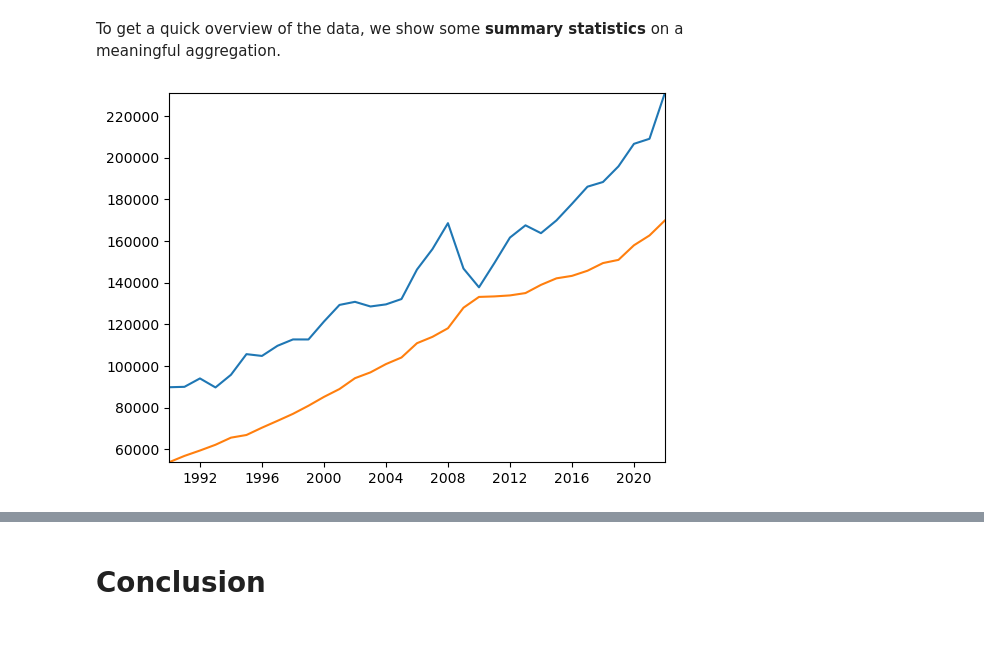
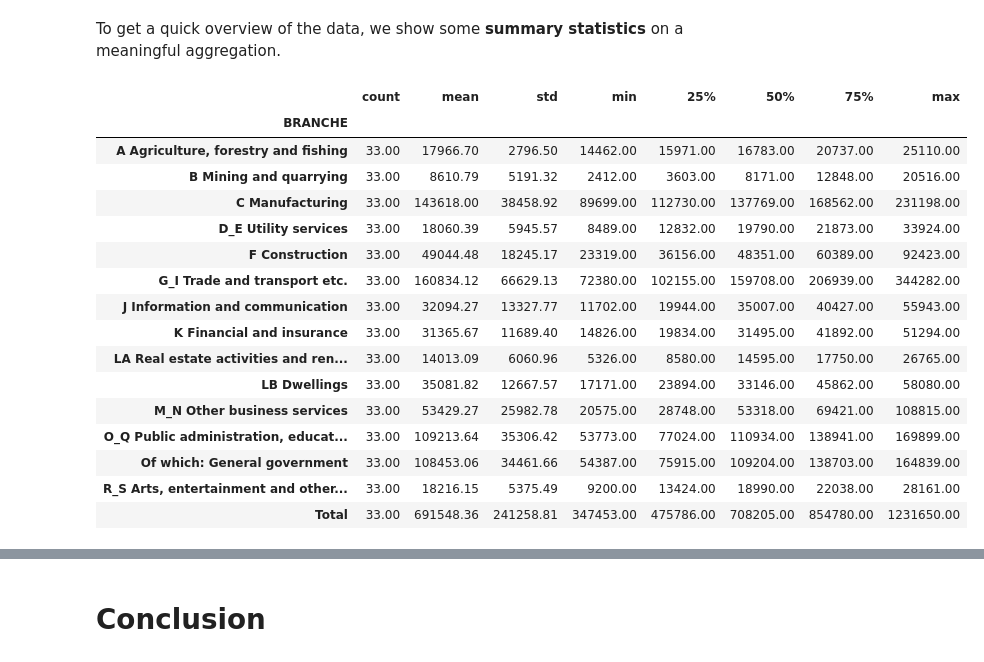
Before and after one commit to NumEconCopenhagen/projects-2023-jacob-per, a Jupyter notebook: dataproject/dataproject.ipynb, the cells around one changed output, grey strips where cells are left out. Cells and saved outputs as stored; diff of their text form; code cells hidden in the pictures; blank space fills up the shorter version.

```diff
--- a/dataproject/dataproject.ipynb
+++ b/dataproject/dataproject.ipynb
@@ -201,16 +189,24 @@ api_inner
 # Analysis
 # %% [markdown]
 To get a quick overview of the data, we show some **summary statistics** on a meaningful aggregation.
-# %%
-api_inner = api_inner.sort_values(by='TID',ascending=True)
-
-fig = plt.figure()
-ax = fig.add_subplot(1,1,1)
-man_plot = api_inner.loc[api_inner.BRANCHE.str.contains('Manufacturing') == True]
-gov_plot = api_inner.loc[api_inner.BRANCHE.str.contains('Public administration, education and health') == True]
-
-ax.plot(man_plot['TID'],man_plot['INDHOLD_GDP'])
-ax.plot(gov_plot['TID'],gov_plot['INDHOLD_GDP'],scalex=True)
-ax.margins(0,0)
-# %% [output]
-[figure, removed]
+# %%
+# a. descriptive statistics grouped by industries
+api.groupby(by=['BRANCHE'])['GDP'].describe()
+# %% [output]
+|  | count | mean | std | min | 25% | 50% | 75% | max |
+| BRANCHE |  |  |  |  |  |  |  |  |
+| A Agriculture, forestry and fishing | 33.00 | 17966.70 | 2796.50 | 14462.00 | 15971.00 | 16783.00 | 20737.00 | 25110.00 |
+| B Mining and quarrying | 33.00 | 8610.79 | 5191.32 | 2412.00 | 3603.00 | 8171.00 | 12848.00 | 20516.00 |
+| C Manufacturing | 33.00 | 143618.00 | 38458.92 | 89699.00 | 112730.00 | 137769.00 | 168562.00 | 231198.00 |
+| D_E Utility services | 33.00 | 18060.39 | 5945.57 | 8489.00 | 12832.00 | 19790.00 | 21873.00 | 33924.00 |
+| F Construction | 33.00 | 49044.48 | 18245.17 | 23319.00 | 36156.00 | 48351.00 | 60389.00 | 92423.00 |
+| G_I Trade and transport etc. | 33.00 | 160834.12 | 66629.13 | 72380.00 | 102155.00 | 159708.00 | 206939.00 | 344282.00 |
+| J Information and communication | 33.00 | 32094.27 | 13327.77 | 11702.00 | 19944.00 | 35007.00 | 40427.00 | 55943.00 |
+| K Financial and insurance | 33.00 | 31365.67 | 11689.40 | 14826.00 | 19834.00 | 31495.00 | 41892.00 | 51294.00 |
+| LA Real estate activities and ren... | 33.00 | 14013.09 | 6060.96 | 5326.00 | 8580.00 | 14595.00 | 17750.00 | 26765.00 |
+| LB Dwellings | 33.00 | 35081.82 | 12667.57 | 17171.00 | 23894.00 | 33146.00 | 45862.00 | 58080.00 |
+| M_N Other business services | 33.00 | 53429.27 | 25982.78 | 20575.00 | 28748.00 | 53318.00 | 69421.00 | 108815.00 |
+| O_Q Public administration, educat... | 33.00 | 109213.64 | 35306.42 | 53773.00 | 77024.00 | 110934.00 | 138941.00 | 169899.00 |
+| Of which: General government | 33.00 | 108453.06 | 34461.66 | 54387.00 | 75915.00 | 109204.00 | 138703.00 | 164839.00 |
+| R_S Arts, entertainment and other... | 33.00 | 18216.15 | 5375.49 | 9200.00 | 13424.00 | 18990.00 | 22038.00 | 28161.00 |
+| Total | 33.00 | 691548.36 | 241258.81 | 347453.00 | 475786.00 | 708205.00 | 854780.00 | 1231650.00 |
```
Also changed, not shown: parts of 18 cells of this notebook.
